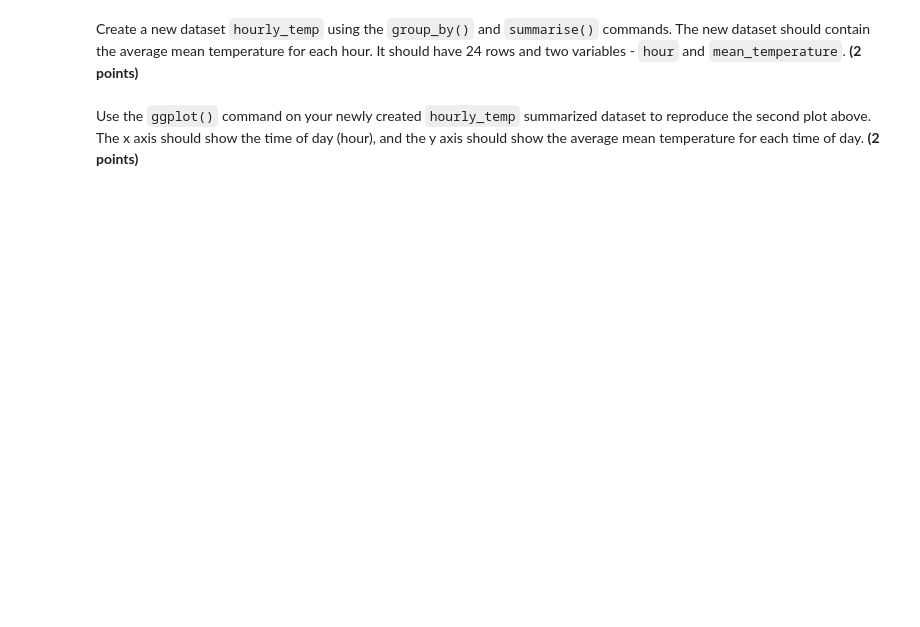
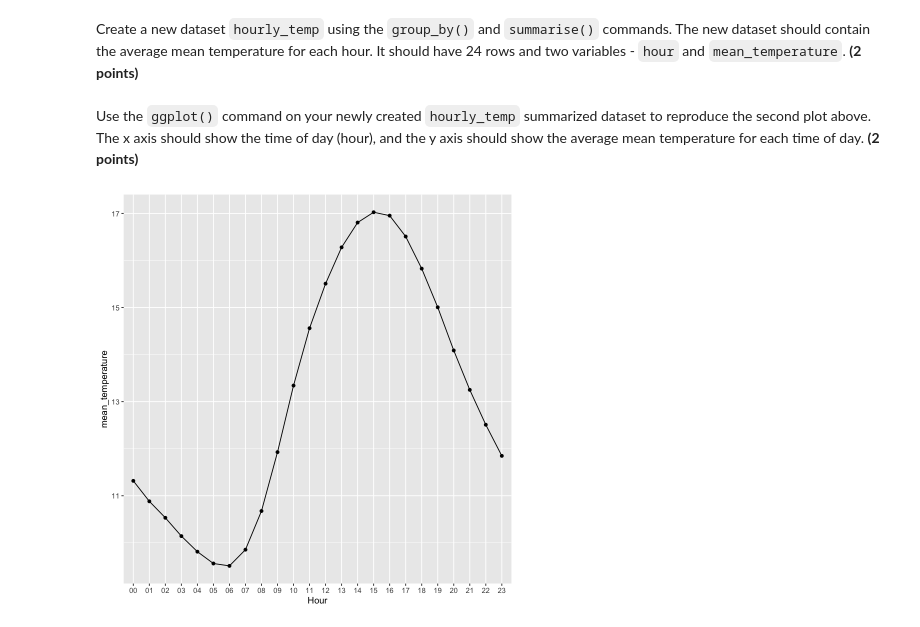
Before and after one commit to tabeawitzig/witzig_DSP_S21, a Jupyter notebook: Homework2.ipynb, the cells around one changed output. Saved outputs shown, nothing was run; the diff lists cells and outputs as text; code cells hidden in the pictures; blank space fills up the shorter version.

```diff
--- a/Homework2.ipynb
+++ b/Homework2.ipynb
@@ -184,8 +332,11 @@ Use the `ggplot()` command on your newly created `monthly_temp` summarized datas
 # %% [markdown]
 Create a new dataset `hourly_temp` using the `group_by()` and `summarise()` commands. The new dataset should contain the average mean temperature for each hour. It should have 24 rows and two variables - `hour` and `mean_temperature`. **(2 points)**
 # %%
-# INSERT CODE HERE
+hourly_temp <- bind_bw3 %>% group_by(Hour) %>% summarise(mean_temperature = mean(temperature_mean))
 # %% [markdown]
 Use the `ggplot()` command on your newly created `hourly_temp` summarized dataset to reproduce the second plot above. The x axis should show the time of day (hour), and the y axis should show the average mean temperature for each time of day. **(2 points)**
 # %%
-# INSERT CODE HERE
+ggplot(hourly_temp, aes(x= Hour, y= mean_temperature, group = 1)) +
+         geom_point() + geom_line()
+# %% [output]
+[figure, added]
```
Also changed, not shown: parts of 19 cells of this notebook.
